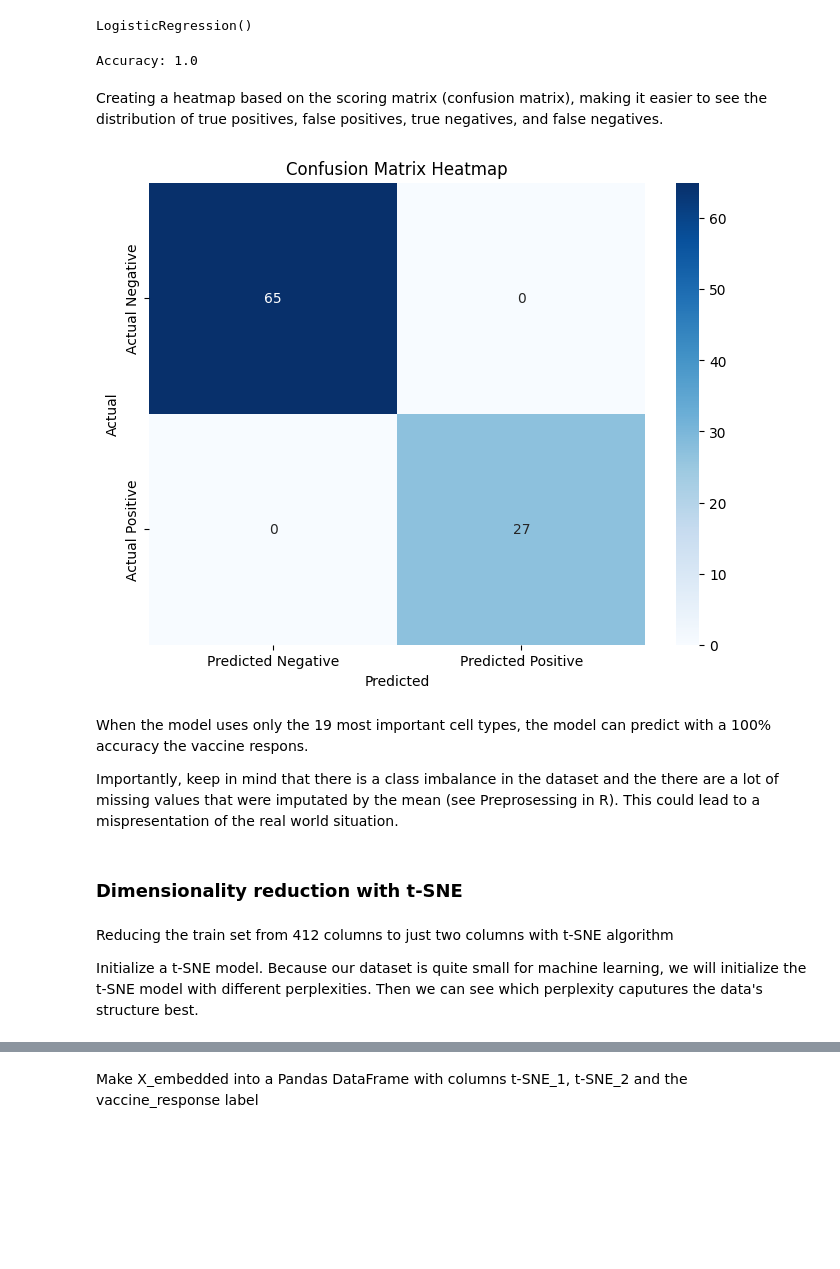
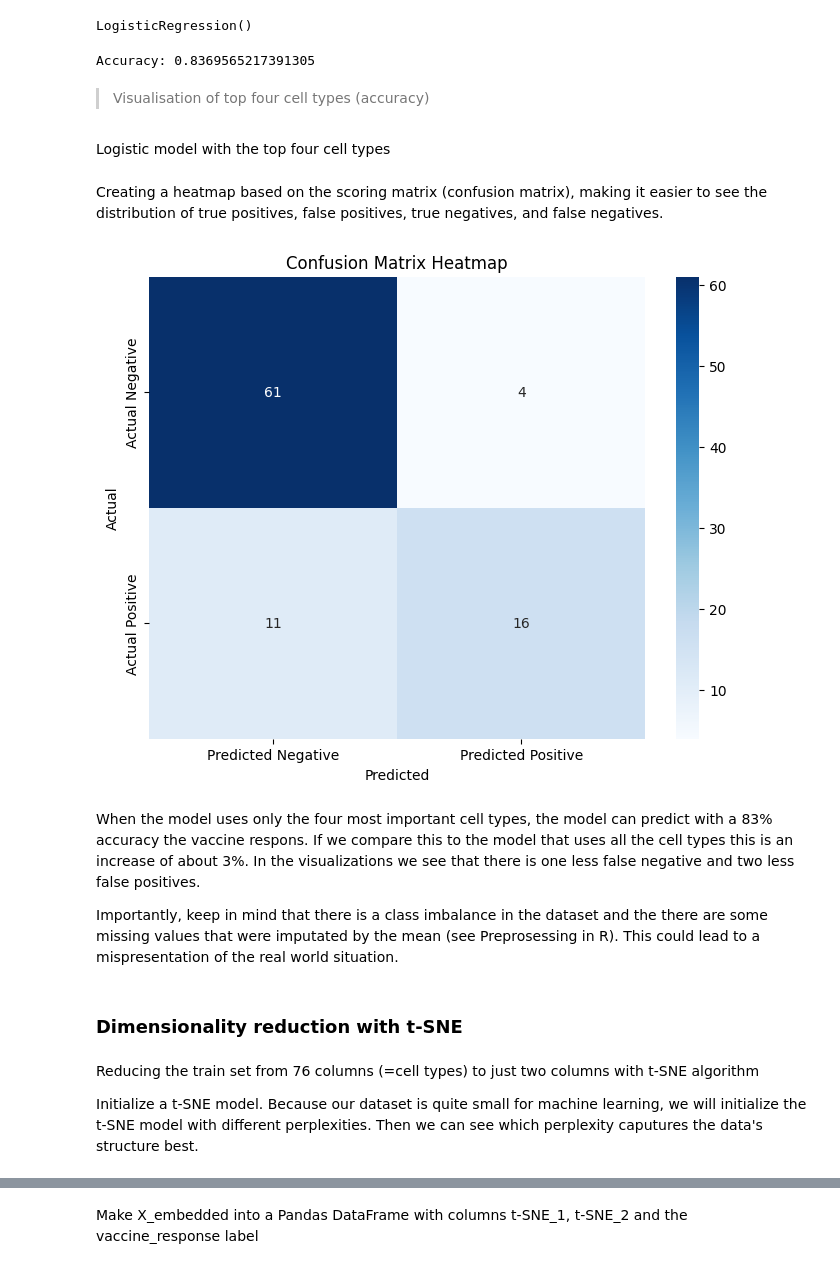
Before and after one commit to Mathis1012/Group-Project-Data, a Jupyter notebook: machine-learning-lsa.ipynb, the cells around one changed output, grey strips where cells are left out. Drawn from its saved outputs; the diff is of its cells as text; code cells hidden in the pictures; blank space fills up the shorter version.

```diff
--- a/machine-learning-lsa.ipynb
+++ b/machine-learning-lsa.ipynb
@@ -532,4 +556,4 @@ What are these 19 cell types?
 # %%
-TOP_19_cells = selected_attributes[0:19]
-print(TOP_19_cells)
+TOP_4_cells = selected_attributes[0:4]
+print(TOP_4_cells)
 # %% [output]
@@ -539,40 +563,44 @@ Making the model again with the top 19 cell types.
 # %%
-cls_std.fit(X_train_std[TOP_19_cells],y_train)
+cls_std.fit(X_train_std[TOP_4_cells],y_train)
 # %% [output]
 LogisticRegression()
 # %%
-print("Accuracy: {}".format(cls_std.score(X_test_std[TOP_19_cells],y_test)))
+print("Accuracy: {}".format(cls_std.score(X_test_std[TOP_4_cells],y_test)))
 # %% [output]
-Accuracy: 1.0
+Accuracy: 0.8369565217391305
+# %% [markdown]
+> Visualisation of top four cell types (accuracy)
+# %% [markdown]
+Logistic model with the top four cell types
 # %% [markdown]
 Creating a heatmap based on the scoring matrix (confusion matrix), making it easier to see the distribution of true positives, false positives, true negatives, and false negatives.
 # %%
 from sklearn.metrics import confusion_matrix
 import seaborn as sns
 
 # Predict on the test set
-y_pred = cls_std.predict(X_test_std[TOP_19_cells])
+y_pred = cls_std.predict(X_test_std[TOP_4_cells])
 
 # Generate the confusion matrix
 cm = confusion_matrix(y_test, y_pred)
 
 # Plot the heatmap
 plt.figure(figsize=(8, 6))
 sns.heatmap(cm, annot=True, fmt='d', cmap='Blues', xticklabels=['Predicted Negative', 'Predicted Positive'], yticklabels=['Actual Negative', 'Actual Positive'])
 plt.xlabel('Predicted')
 plt.ylabel('Actual')
 plt.title('Confusion Matrix Heatmap')
 plt.show()
 # %% [output]
-[figure, old version]
+[figure, new version]
 # %% [markdown]
-When the model uses only the 19 most important cell types, the model can predict with a 100% accuracy the vaccine respons.
+When the model uses only the four most important cell types, the model can predict with a 83% accuracy the vaccine respons. If we compare this to the model that uses all the cell types this is an increase of about 3%. In the visualizations we see that there is one less false negative and two less false positives.
 
-Importantly, keep in mind that there is a class imbalance in the dataset and the there are a lot of missing values that were imputated by the mean (see Preprosessing in R). This could lead to a mispresentation of the real world situation.
+Importantly, keep in mind that there is a class imbalance in the dataset and the there are some missing values that were imputated by the mean (see Preprosessing in R). This could lead to a mispresentation of the real world situation.
 # %% [markdown]
 ### Dimensionality reduction with t-SNE
 # %% [markdown]
-Reducing the train set from 412 columns to just two columns with t-SNE algorithm
+Reducing the train set from 76 columns (=cell types) to just two columns with t-SNE algorithm
 
 Initialize a t-SNE model. Because our dataset is quite small for machine learning, we will initialize the t-SNE model with different perplexities. Then we can see which perplexity caputures the data's structure best.
 # %%
```
Also changed, not shown: parts of 59 cells of this notebook.
